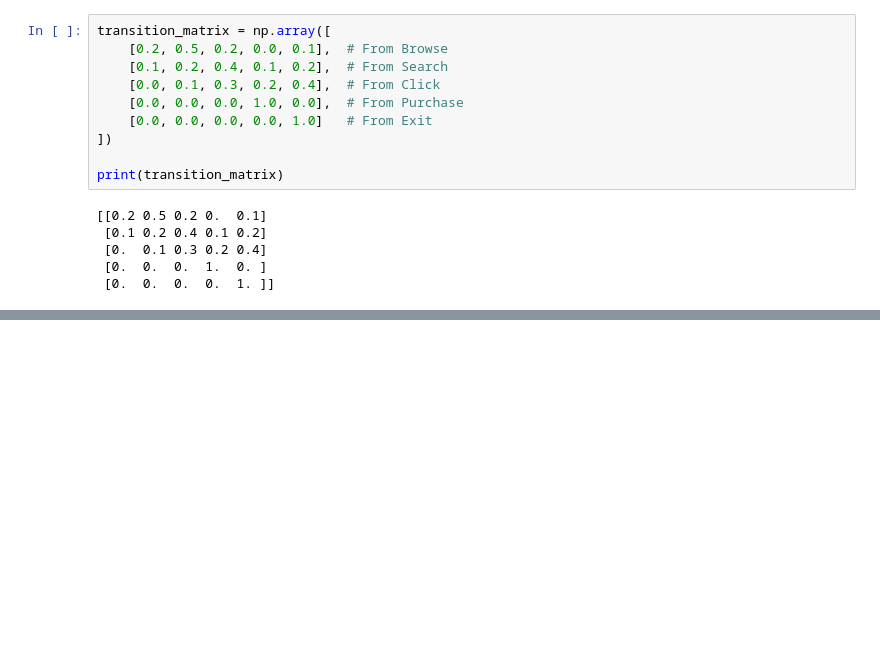
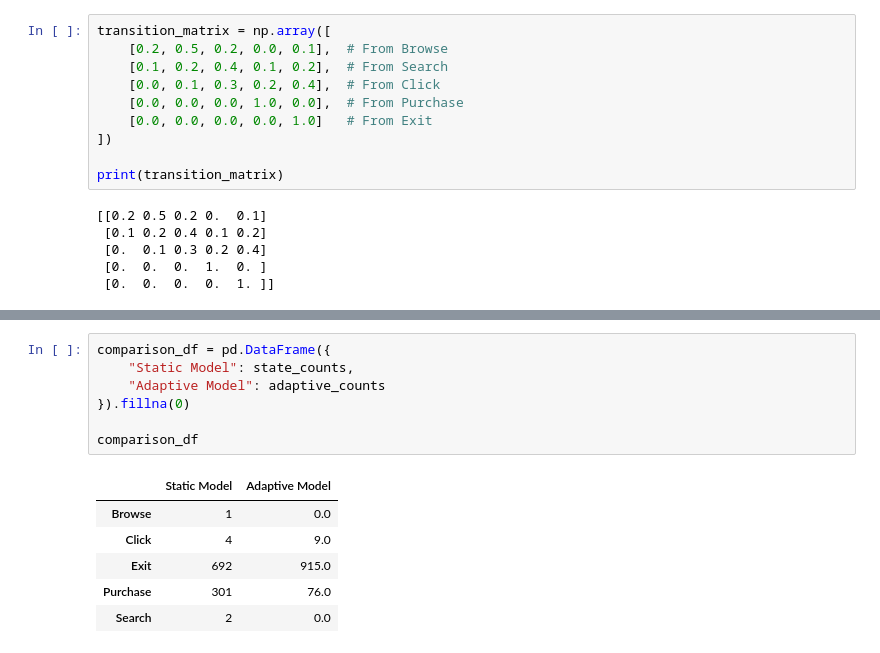
Before and after one commit to sandeshjadhav9353-sdj/Statistical-market-making-simulation, a Jupyter notebook: Statistical_Market_Making_Simulation.ipynb, the cells around one changed output, grey strips where cells are left out. Saved outputs shown, nothing was run; the diff lists cells and outputs as text; blank space fills up the shorter version.

```diff
--- a/Statistical_Market_Making_Simulation.ipynb
+++ b/Statistical_Market_Making_Simulation.ipynb
@@ -162,2 +158,16 @@ Purchase    348
 Name: count, dtype: int64
+# %%
+comparison_df = pd.DataFrame({
+    "Static Model": state_counts,
+    "Adaptive Model": adaptive_counts
+}).fillna(0)
+
+comparison_df
+# %% [output]
+|  | Static Model | Adaptive Model |
+| Browse | 1 | 0.0 |
+| Click | 4 | 9.0 |
+| Exit | 692 | 915.0 |
+| Purchase | 301 | 76.0 |
+| Search | 2 | 0.0 |
 # %%
```
Also changed, not shown: parts of 10 cells of this notebook.
